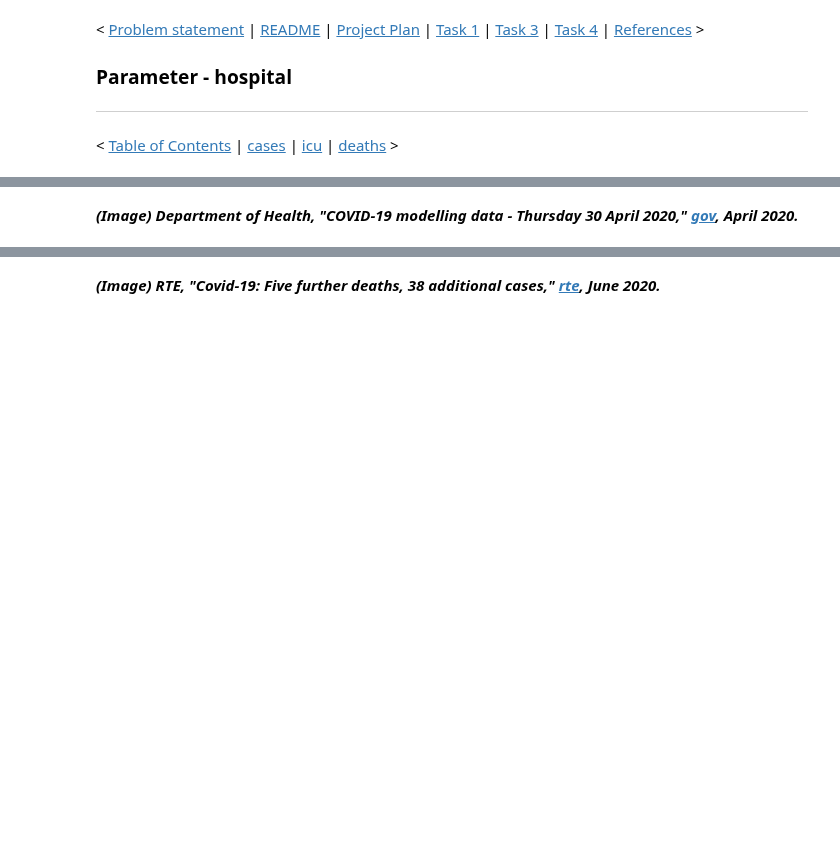
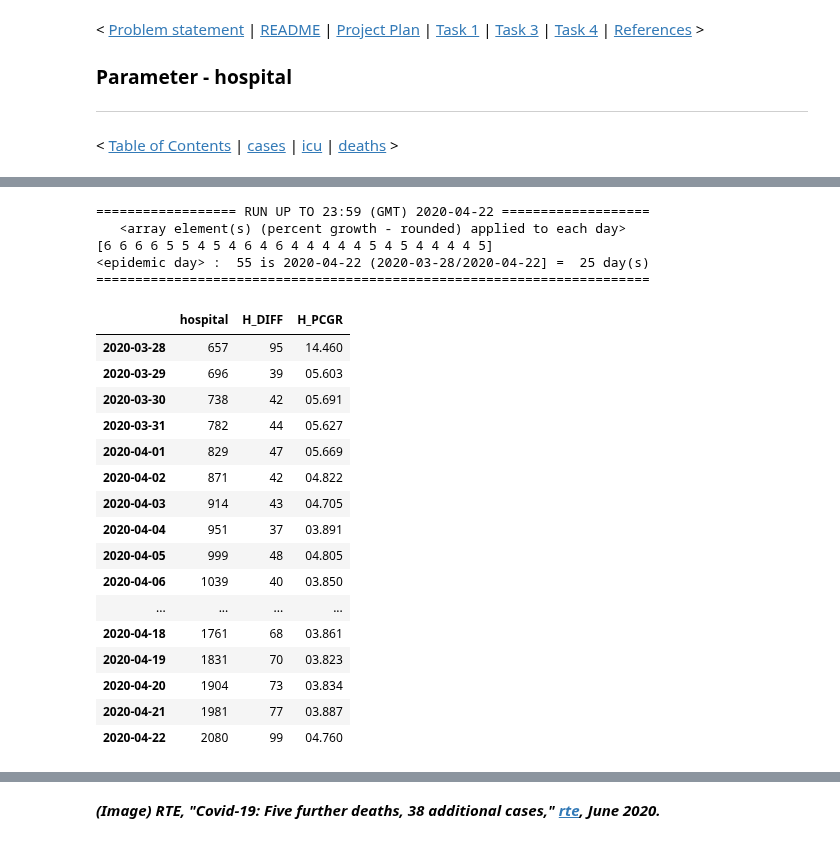
Before and after one commit to E6985/pda-numpy-random-simulation, a Jupyter notebook: Programming-for-Data-Analysis-Project-2020.ipynb, the cells around one changed output, grey strips where cells are left out. Cells and saved outputs as stored; diff of their text form; code cells hidden in the pictures; blank space fills up the shorter version.

```diff
--- a/Programming-for-Data-Analysis-Project-2020.ipynb
+++ b/Programming-for-Data-Analysis-Project-2020.ipynb
@@ -1157,5 +1232,32 @@ fStatus(dfCovid19,nFrom,nTo)[[nColumn,"C_DIFF","C_PCGR"]]
 
 [3] Department of Health, "COVID-19 modelling data - Thursday 30 April 2020," [gov](https://web.archive.org/web/20201101052836/https://www.gov.ie/en/publication/fed29a-covid-19-modelling-data-thursday-30-april-2020), April 2020.
 -->
-# %% [markdown]
-***(Image) Department of Health, "COVID-19 modelling data - Thursday 30 April 2020," [gov](https://web.archive.org/web/20201101052836/https://www.gov.ie/en/publication/fed29a-covid-19-modelling-data-thursday-30-april-2020), April 2020.***
+# %%
+nFrom,nTo="2020-03-28","2020-04-22"
+nHospital=fCovid19(nFrom,nTo,nColumn,np.random.default_rng().choice(a=[6,5,4],
+                                                                    p=[0.3,0.3,0.4],size=25))
+fEpidemicDay(dfCovid19,nTo)
+fStatus(dfCovid19,nFrom,nTo)[[nColumn,"H_DIFF","H_PCGR"]]
+# %% [output]
+================== RUN UP TO 23:59 (GMT) 2020-04-22 ===================
+   <array element(s) (percent growth - rounded) applied to each day>
+[6 6 6 6 5 5 4 5 4 6 4 6 4 4 4 4 4 5 4 5 4 4 4 4 5]
+<epidemic day> :  55 is 2020-04-22 (2020-03-28/2020-04-22] =  25 day(s)
+=======================================================================
+|  | hospital | H_DIFF | H_PCGR |
+| 2020-03-28 | 657 | 95 | 14.460 |
+| 2020-03-29 | 696 | 39 | 05.603 |
+| 2020-03-30 | 738 | 42 | 05.691 |
+| 2020-03-31 | 782 | 44 | 05.627 |
+| 2020-04-01 | 829 | 47 | 05.669 |
+| 2020-04-02 | 871 | 42 | 04.822 |
+| 2020-04-03 | 914 | 43 | 04.705 |
+| 2020-04-04 | 951 | 37 | 03.891 |
+| 2020-04-05 | 999 | 48 | 04.805 |
+| 2020-04-06 | 1039 | 40 | 03.850 |
+| ... | ... | ... | ... |
+| 2020-04-18 | 1761 | 68 | 03.861 |
+| 2020-04-19 | 1831 | 70 | 03.823 |
+| 2020-04-20 | 1904 | 73 | 03.834 |
+| 2020-04-21 | 1981 | 77 | 03.887 |
+| 2020-04-22 | 2080 | 99 | 04.760 |
```
Also changed, not shown: parts of 46 cells of this notebook.
